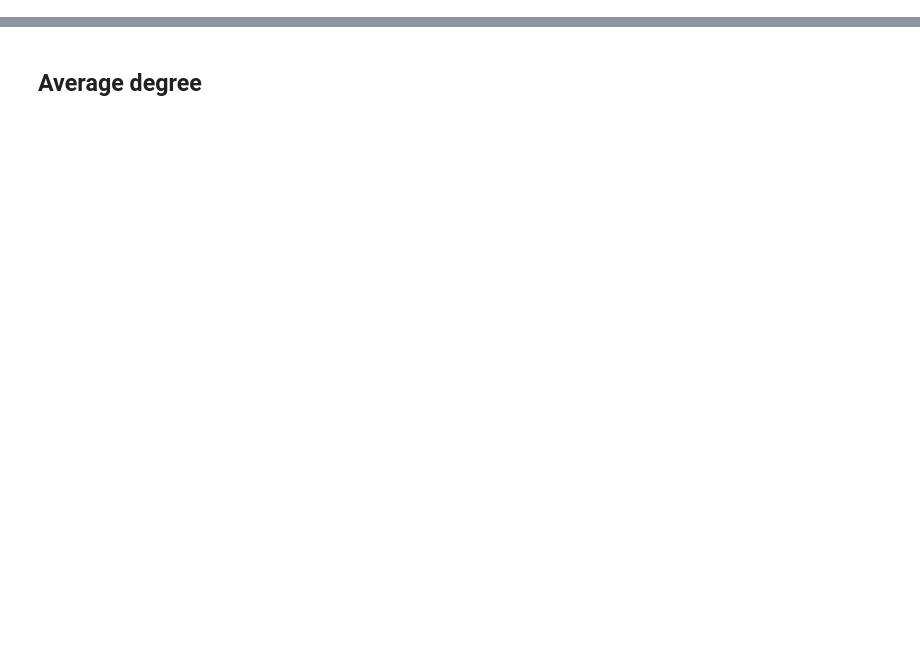
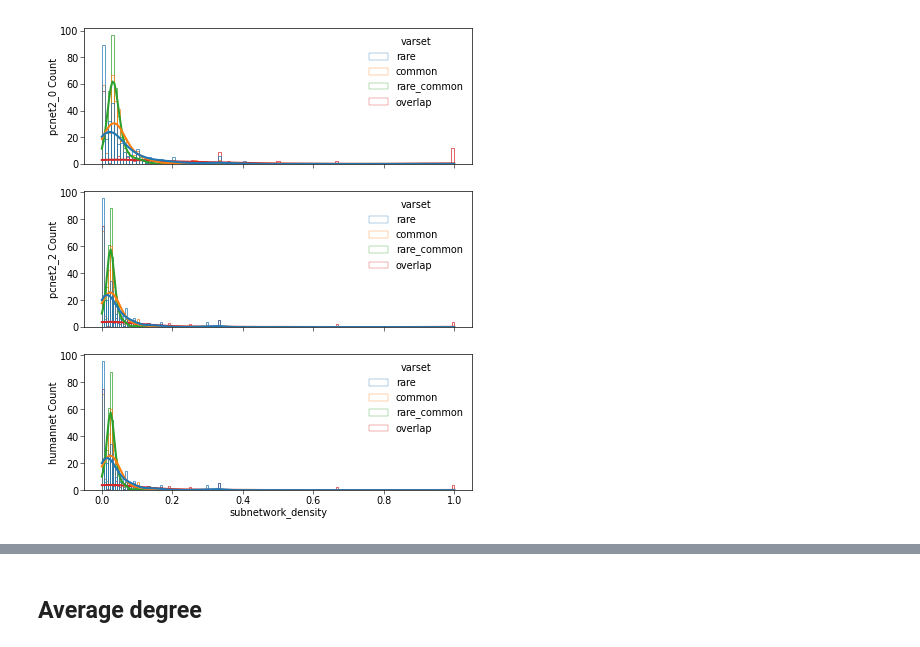
Before and after one commit to sarah-n-wright/CARVA, a Jupyter notebook: Notebooks/GenesetFeatures.ipynb, the cells around one changed output, grey strips where cells are left out. Drawn from its saved outputs; the diff is of its cells as text; code cells hidden in the pictures; blank space fills up the shorter version.

```diff
--- a/Notebooks/GenesetFeatures.ipynb
+++ b/Notebooks/GenesetFeatures.ipynb
@@ -10,0 +90,4 @@ import ndex2
+# %%
+plot_histograms_by_network(results_df, networks, 'subnetwork_density')
+# %% [output]
+[figure, added]
```
Also changed, not shown: parts of 72 cells of this notebook, 57 other files.
